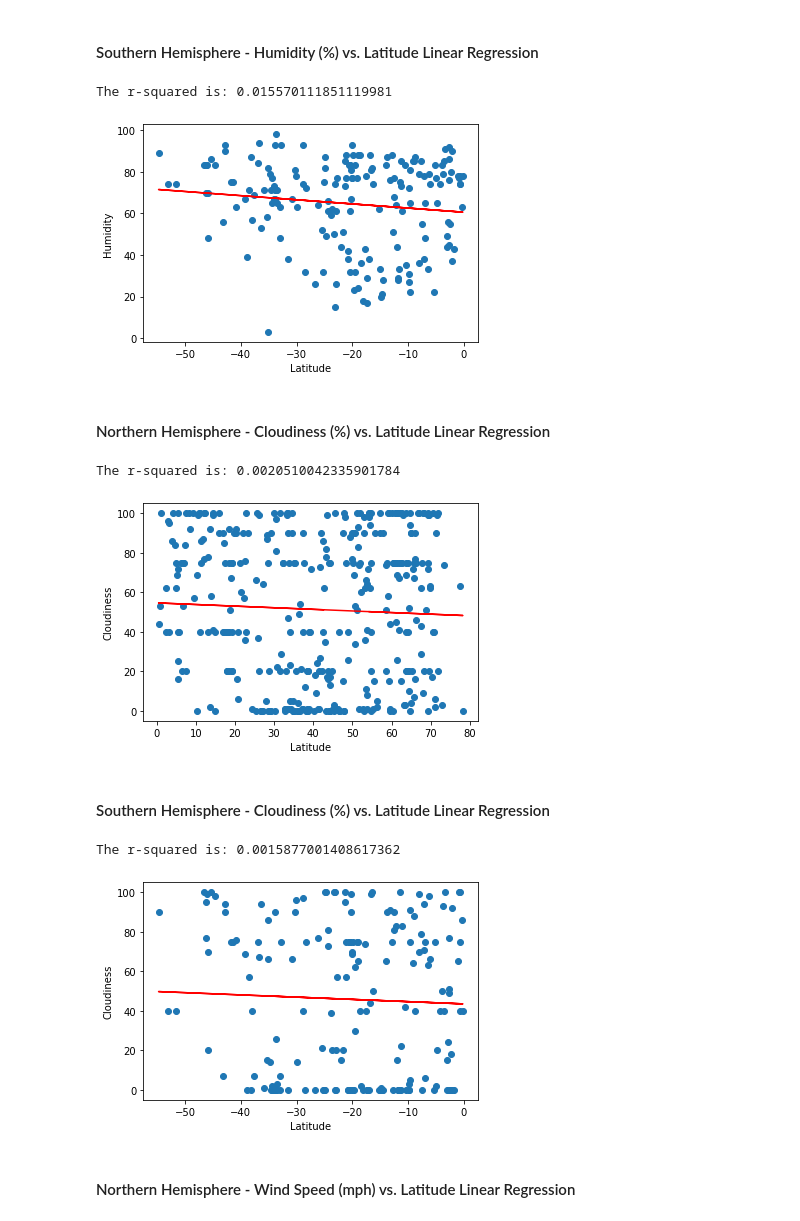
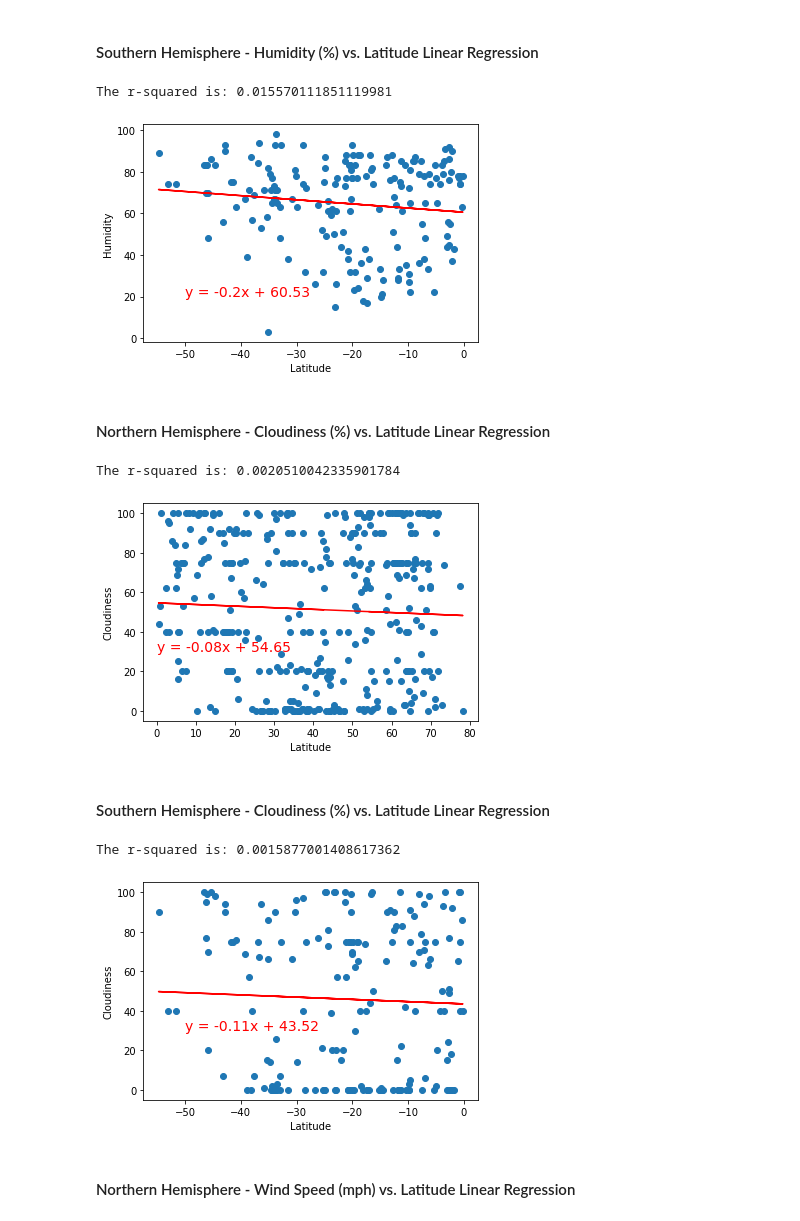
Before and after one commit to adithyav09/Python-API-Challenge, a Jupyter notebook: WeatherPy/WeatherPy.ipynb, the cells around one changed output. Saved outputs shown, nothing was run; the diff lists cells and outputs as text; code cells hidden in the pictures.

```diff
--- a/WeatherPy/WeatherPy.ipynb
+++ b/WeatherPy/WeatherPy.ipynb
@@ -312,31 +315,33 @@ plt.ylabel('Humidity')
 #Slope formula: y = mx + b
 y = slope * Southern_Hem_df['Latitude'] + intercept
 
-#Linear regression plot
+#Linear regression plot and formula display.
 plt.plot(Southern_Hem_df['Latitude'], y, color = 'red')
+plt.text(-50,20,f"y = {round(slope, 2)}x + {round(intercept , 2)}", fontsize = 14, color = 'Red')
 plt.show()
 # %% [output]
 The r-squared is: 0.015570111851119981
-[figure, old version]
+[figure, new version]
 # %% [markdown]
 ####  Northern Hemisphere - Cloudiness (%) vs. Latitude Linear Regression
 # %%
 (slope, intercept, rvalue, Pvalue, Sterr) = linregress(Northern_Hem_df['Latitude'], Northern_Hem_df['Cloudiness'])
 print(f"The r-squared is: {rvalue ** 2}")
 
 plt.scatter(Northern_Hem_df['Latitude'], Northern_Hem_df['Cloudiness'])
 plt.xlabel('Latitude')
 plt.ylabel('Cloudiness')
 
 #Slope formula: y = mx + b
 y = slope * Northern_Hem_df['Latitude'] + intercept
 
-#Linear regression plot
+#Linear regression plot and formula display.
 plt.plot(Northern_Hem_df['Latitude'], y, color = 'red')
+plt.text(0,30,f"y = {round(slope, 2)}x + {round(intercept , 2)}", fontsize = 14, color = 'Red')
 plt.show()
 # %% [output]
 The r-squared is: 0.0020510042335901784
-[figure, old version]
+[figure, new version]
 # %% [markdown]
 ####  Southern Hemisphere - Cloudiness (%) vs. Latitude Linear Regression
 # %%
@@ -350,12 +355,13 @@ plt.ylabel('Cloudiness')
 #Slope formula: y = mx + b
 y = slope * Southern_Hem_df['Latitude'] + intercept
 
-#Linear regression plot
+#Linear regression plot and formula display.
 plt.plot(Southern_Hem_df['Latitude'], y, color = 'red')
+plt.text(-50,30,f"y = {round(slope, 2)}x + {round(intercept , 2)}", fontsize = 14, color = 'Red')
 plt.show()
 # %% [output]
 The r-squared is: 0.0015877001408617362
-[figure, old version]
+[figure, new version]
 # %% [markdown]
 ####  Northern Hemisphere - Wind Speed (mph) vs. Latitude Linear Regression
 # %%
```
Also changed, not shown: parts of 5 cells of this notebook, 1 other file.
